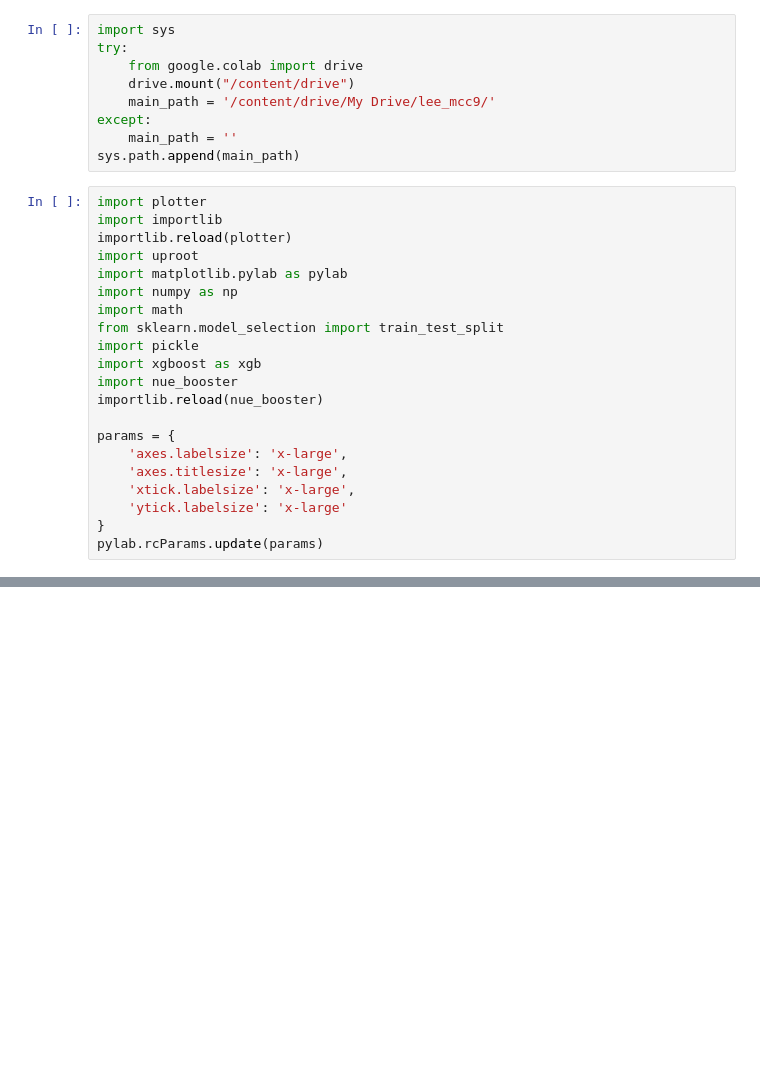
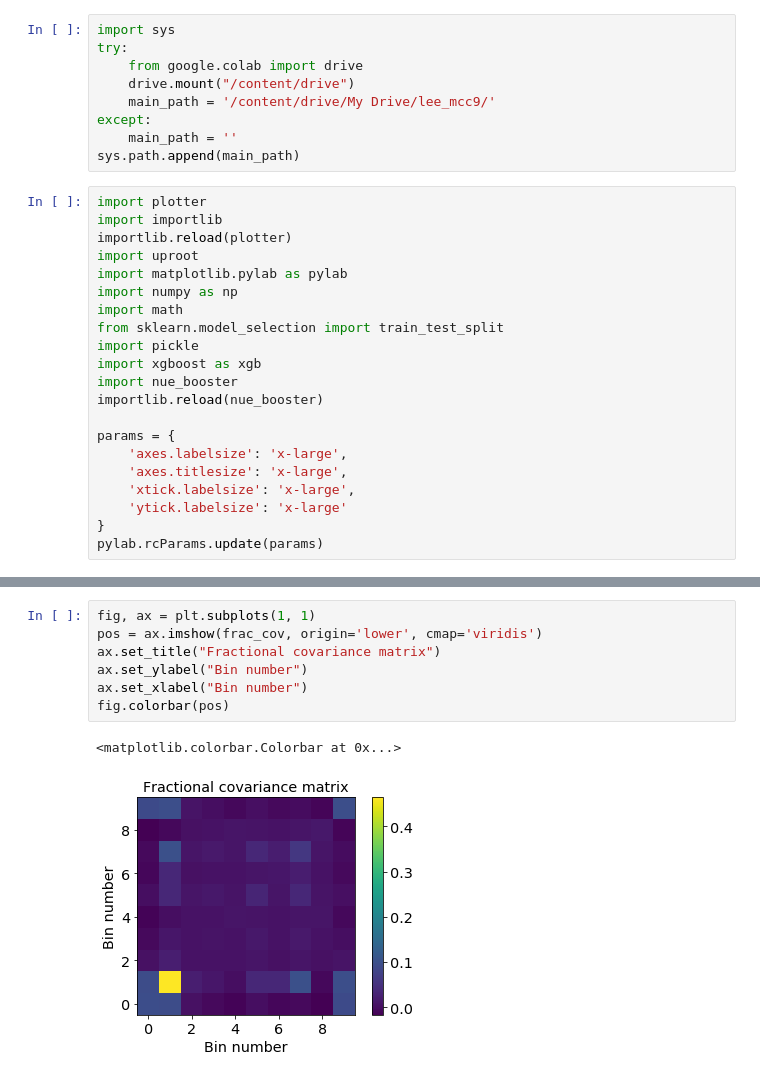
Before and after one commit to ubneutrinos/PELEE, a Jupyter notebook: Plotter.ipynb, the cells around one changed output, grey strips where cells are left out. Saved outputs shown, nothing was run; the diff lists cells and outputs as text; blank space fills up the shorter version.

```diff
--- a/Plotter.ipynb
+++ b/Plotter.ipynb
@@ -264,0 +426,10 @@ my_plotter = plotter.Plotter(samples, weights)
+# %%
+fig, ax = plt.subplots(1, 1)
+pos = ax.imshow(frac_cov, origin='lower', cmap='viridis')
+ax.set_title("Fractional covariance matrix")
+ax.set_ylabel("Bin number")
+ax.set_xlabel("Bin number")
+fig.colorbar(pos)
+# %% [output]
+<matplotlib.colorbar.Colorbar at 0x...>
+[figure, added]
```
Also changed, not shown: parts of 10 cells of this notebook, 6 other files.
